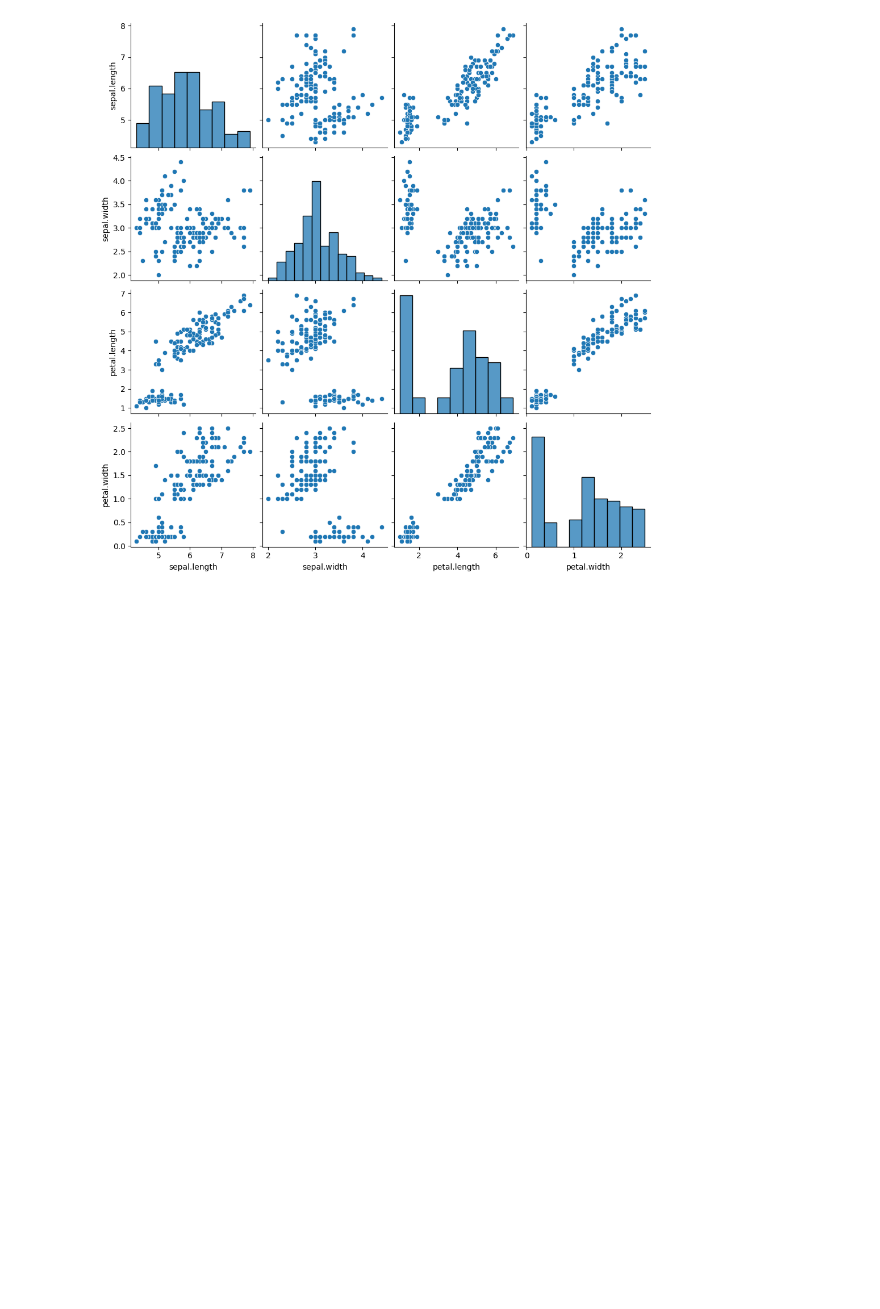
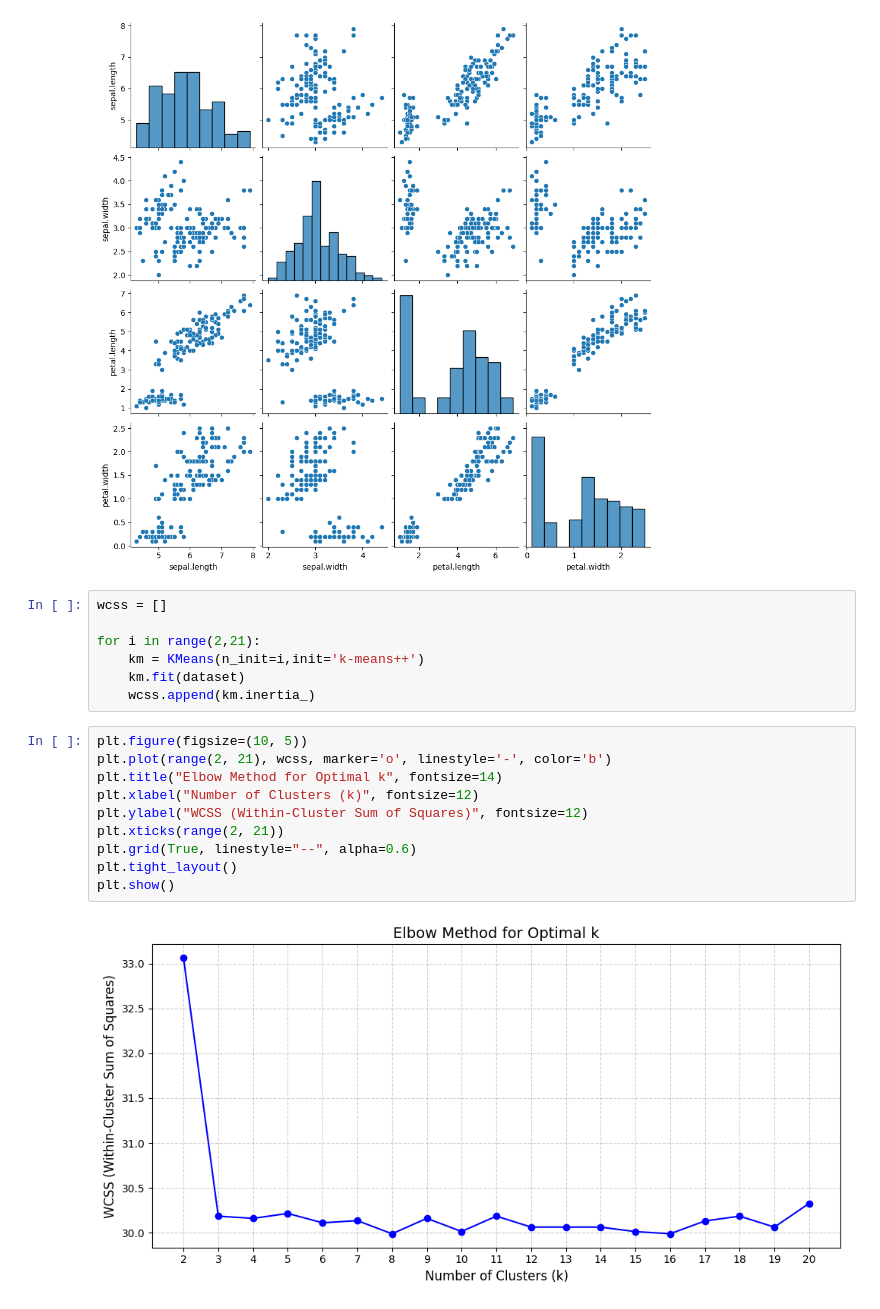
Before and after one commit to Its-Vikas-xd/Machine-Learning, a Jupyter notebook: Unsupervised Machine learning/Clustering/K-Means/k-means.ipynb, the cells around one changed output. Cells and saved outputs as stored; diff of their text form; blank space fills up the shorter version.

Commit message:
Complate K - Means

```diff
--- a/Unsupervised Machine learning/Clustering/K-Means/k-means.ipynb
+++ b/Unsupervised Machine learning/Clustering/K-Means/k-means.ipynb
@@ -25,3 +26,22 @@ sns.pairplot(data=dataset)
 plt.show()
 # %% [output]
 [figure]
+# %%
+wcss = []
+
+for i in range(2,21):
+    km = KMeans(n_init=i,init='k-means++')
+    km.fit(dataset)
+    wcss.append(km.inertia_)
+# %%
+plt.figure(figsize=(10, 5))
+plt.plot(range(2, 21), wcss, marker='o', linestyle='-', color='b')
+plt.title("Elbow Method for Optimal k", fontsize=14)
+plt.xlabel("Number of Clusters (k)", fontsize=12)
+plt.ylabel("WCSS (Within-Cluster Sum of Squares)", fontsize=12)
+plt.xticks(range(2, 21))
+plt.grid(True, linestyle="--", alpha=0.6)
+plt.tight_layout()
+plt.show()
+# %% [output]
+[figure, added]
```
Also changed, not shown: parts of 6 cells of this notebook, 1 other file.
